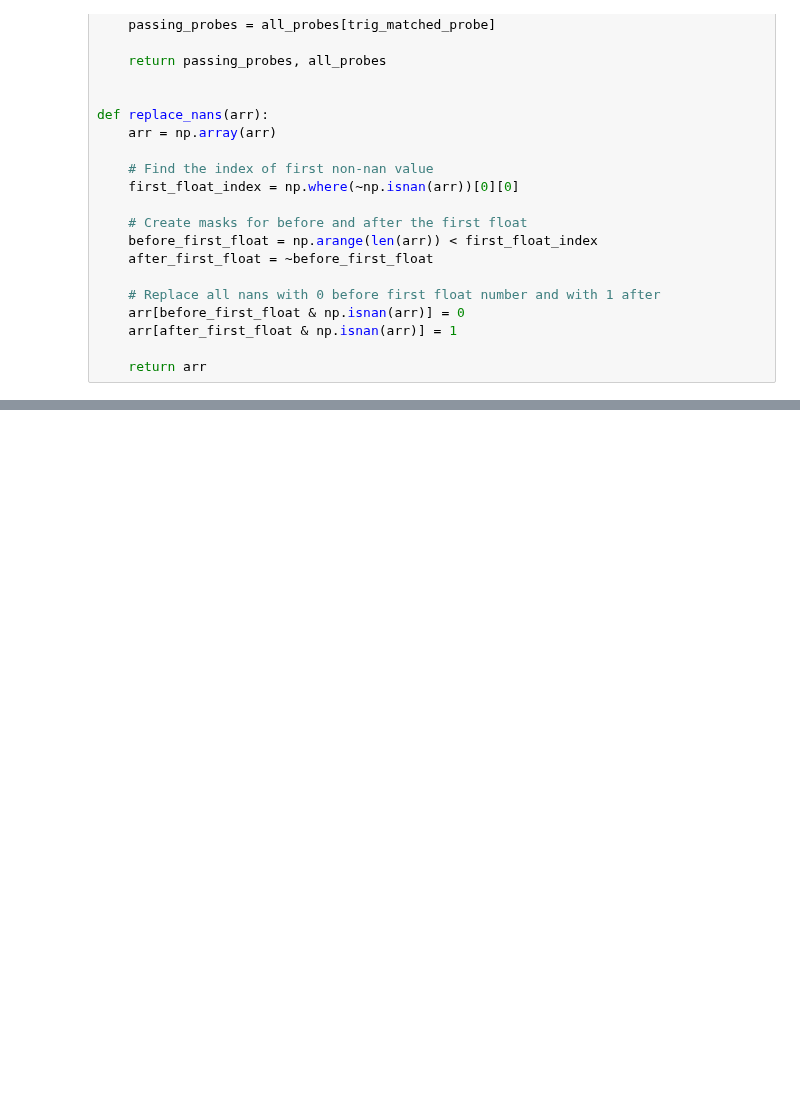
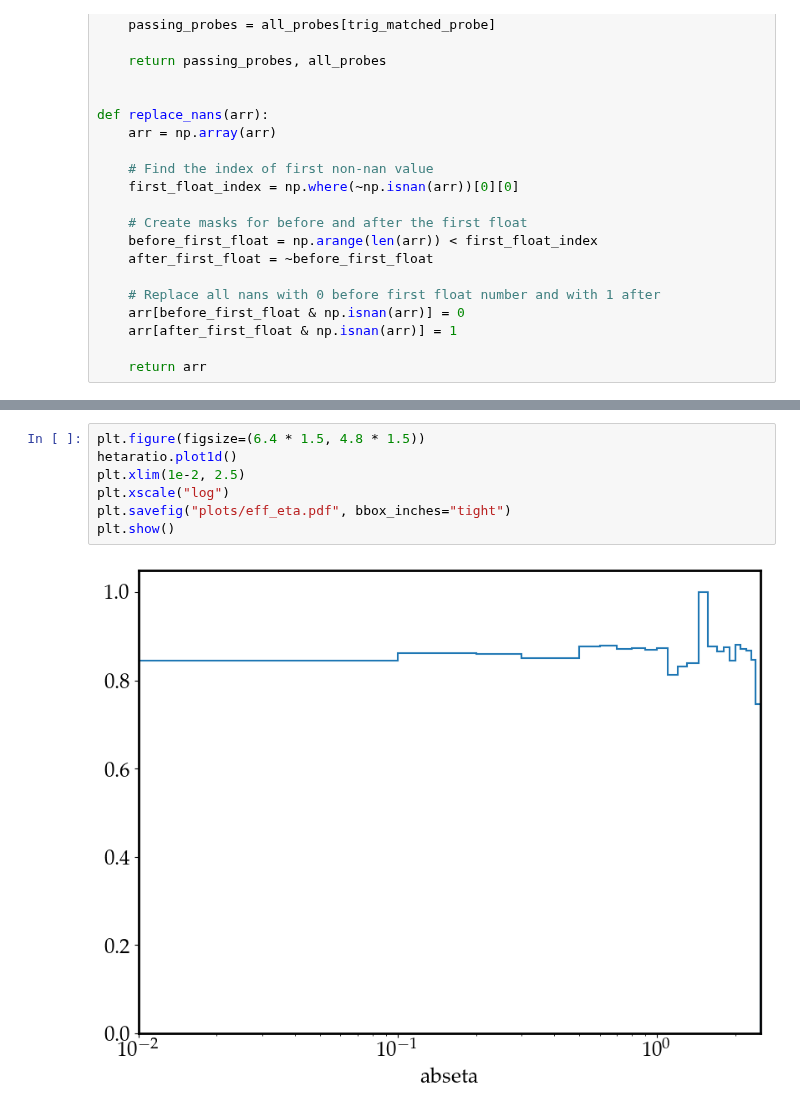
Before and after one commit to ikrommyd/egamma-tnp, a Jupyter notebook: EgammaTnP.ipynb, the cells around one changed output, grey strips where cells are left out. Saved outputs shown, nothing was run; the diff lists cells and outputs as text; blank space fills up the shorter version.

```diff
--- a/EgammaTnP.ipynb
+++ b/EgammaTnP.ipynb
@@ -247,0 +272,9 @@ plt.xscale("log")
+# %%
+plt.figure(figsize=(6.4 * 1.5, 4.8 * 1.5))
+hetaratio.plot1d()
+plt.xlim(1e-2, 2.5)
+plt.xscale("log")
+plt.savefig("plots/eff_eta.pdf", bbox_inches="tight")
+plt.show()
+# %% [output]
+[figure, added]
```
Also changed, not shown: parts of 9 cells of this notebook, 5 other files.
